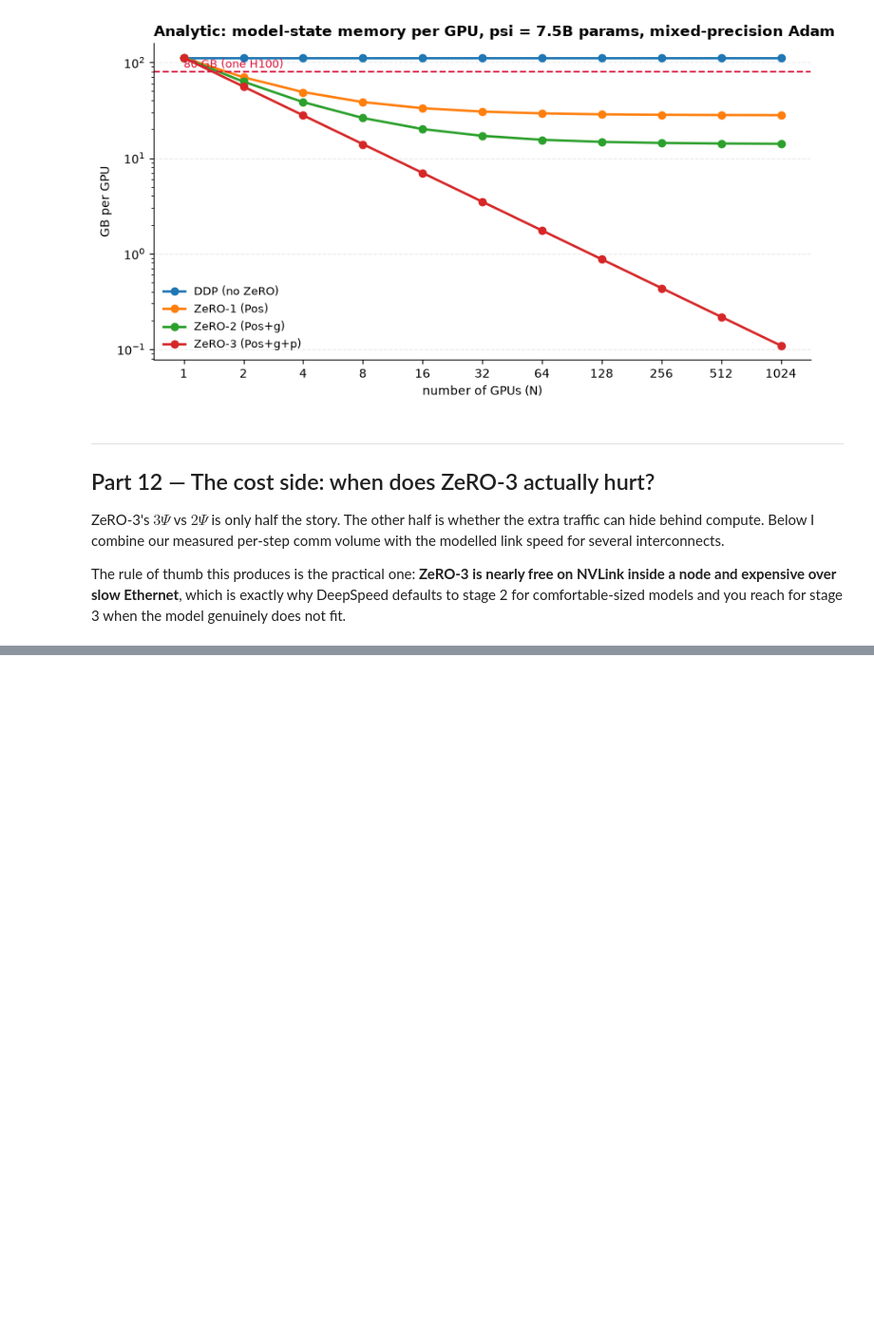
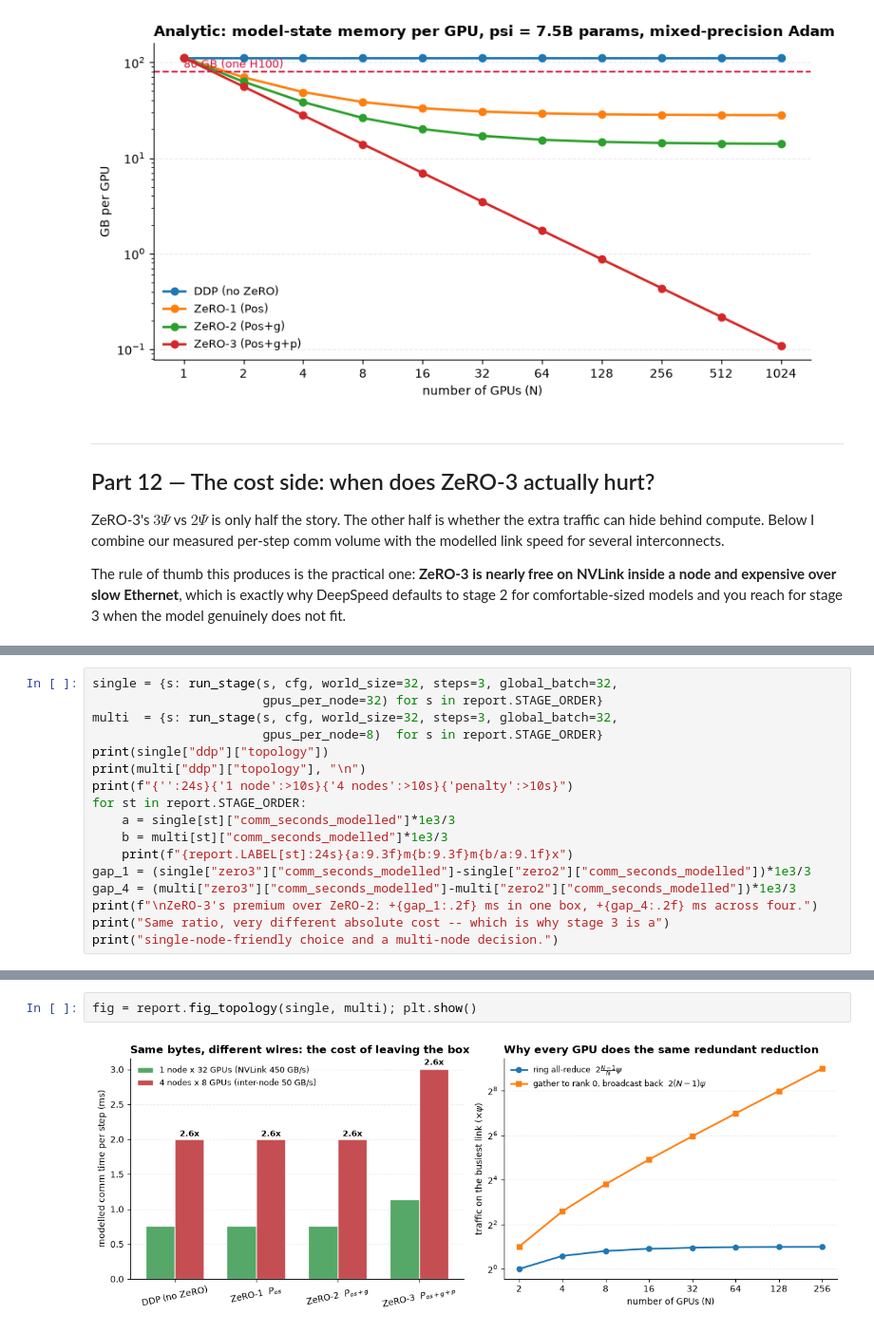
Before and after one commit to pyru/zero-vgpu-32, a Jupyter notebook: ZeRO_on_32_Virtual_GPUs.ipynb, the cells around one changed output, grey strips where cells are left out. Shown at 95% size. Cells and saved outputs as stored; diff of their text form; blank space fills up the shorter version.

```diff
--- a/ZeRO_on_32_Virtual_GPUs.ipynb
+++ b/ZeRO_on_32_Virtual_GPUs.ipynb
@@ -780,0 +859,17 @@ ZeRO-2 is free in time as well as in volume.
+# %%
+single = {s: run_stage(s, cfg, world_size=32, steps=3, global_batch=32,
+                       gpus_per_node=32) for s in report.STAGE_ORDER}
+multi  = {s: run_stage(s, cfg, world_size=32, steps=3, global_batch=32,
+                       gpus_per_node=8)  for s in report.STAGE_ORDER}
+print(single["ddp"]["topology"])
+print(multi["ddp"]["topology"], "\n")
+print(f"{'':24s}{'1 node':>10s}{'4 nodes':>10s}{'penalty':>10s}")
+for st in report.STAGE_ORDER:
+    a = single[st]["comm_seconds_modelled"]*1e3/3
+    b = multi[st]["comm_seconds_modelled"]*1e3/3
+    print(f"{report.LABEL[st]:24s}{a:9.3f}m{b:9.3f}m{b/a:9.1f}x")
+gap_1 = (single["zero3"]["comm_seconds_modelled"]-single["zero2"]["comm_seconds_modelled"])*1e3/3
+gap_4 = (multi["zero3"]["comm_seconds_modelled"]-multi["zero2"]["comm_seconds_modelled"])*1e3/3
+print(f"\nZeRO-3's premium over ZeRO-2: +{gap_1:.2f} ms in one box, +{gap_4:.2f} ms across four.")
+print("Same ratio, very different absolute cost -- which is why stage 3 is a")
+print("single-node-friendly choice and a multi-node decision.")
@@ -781,3 +889,7 @@ ZeRO-2 is free in time as well as in volume.
+# %%
+fig = report.fig_topology(single, multi); plt.show()
+# %% [output]
+[figure, added]
 # %% [markdown]
 ---
 ## What I take away from building this
```
Also changed, not shown: parts of 12 cells of this notebook, 8 other files.
